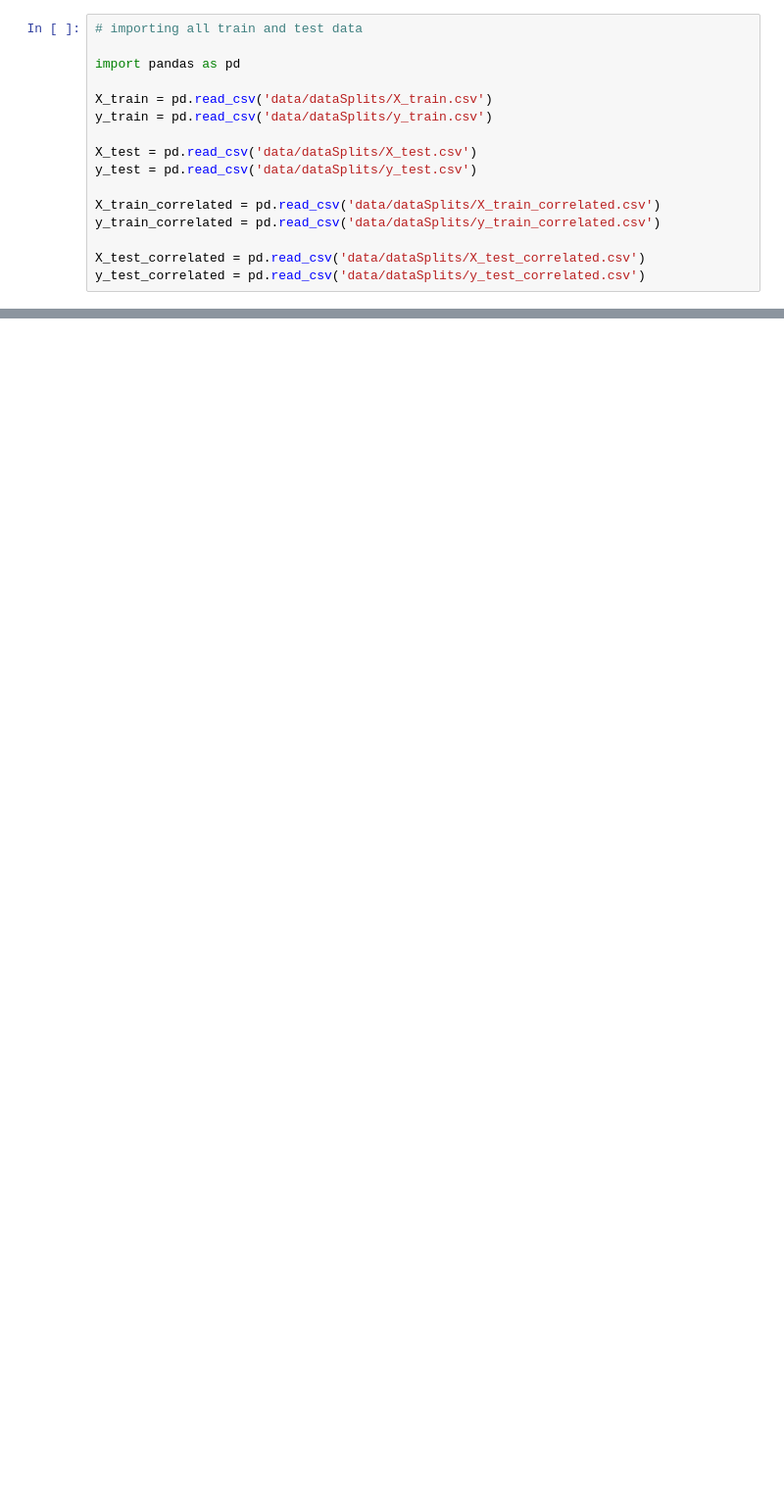
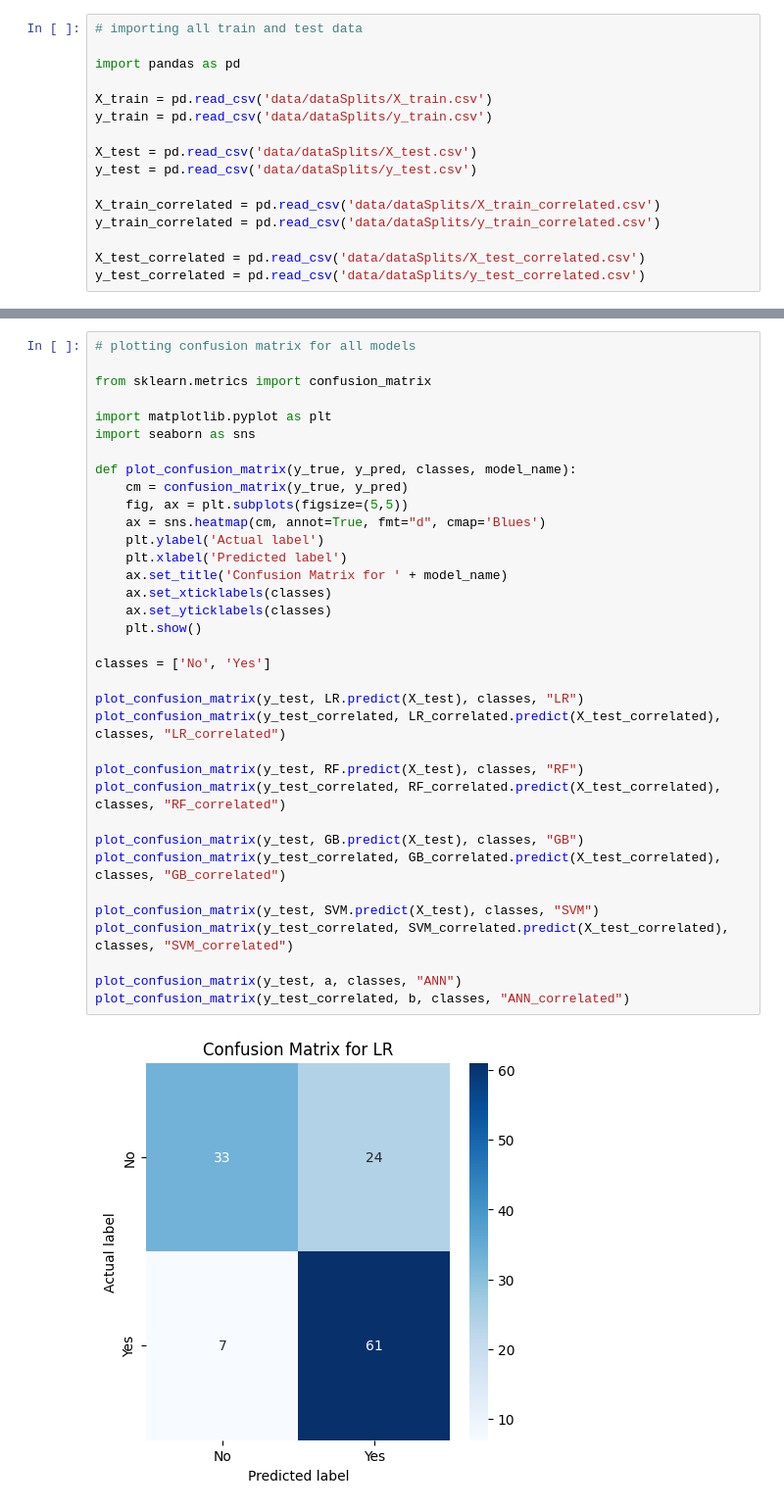
Before and after one commit to j33l/loan_eligibility_prediction, a Jupyter notebook: 3_model_evaluation.ipynb, the cells around one changed output, grey strips where cells are left out. Shown at 98% size. Saved outputs shown, nothing was run; the diff lists cells and outputs as text; blank space fills up the shorter version.

Commit message:
completed the models evaluations, DONE with the assignment

```diff
--- a/3_model_evaluation.ipynb
+++ b/3_model_evaluation.ipynb
@@ -70,0 +94,37 @@ y_test_correlated = pd.read_csv('data/dataSplits/y_test_correlated.csv')
+# %%
+# plotting confusion matrix for all models
+
+from sklearn.metrics import confusion_matrix
+
+import matplotlib.pyplot as plt
+import seaborn as sns
+
+def plot_confusion_matrix(y_true, y_pred, classes, model_name):
+    cm = confusion_matrix(y_true, y_pred)
+    fig, ax = plt.subplots(figsize=(5,5))
+    ax = sns.heatmap(cm, annot=True, fmt="d", cmap='Blues')
+    plt.ylabel('Actual label')
+    plt.xlabel('Predicted label')
+    ax.set_title('Confusion Matrix for ' + model_name)
+    ax.set_xticklabels(classes)
+    ax.set_yticklabels(classes)
+    plt.show()
+
+classes = ['No', 'Yes']
+
+plot_confusion_matrix(y_test, LR.predict(X_test), classes, "LR")
+plot_confusion_matrix(y_test_correlated, LR_correlated.predict(X_test_correlated), classes, "LR_correlated")
+
+plot_confusion_matrix(y_test, RF.predict(X_test), classes, "RF")
+plot_confusion_matrix(y_test_correlated, RF_correlated.predict(X_test_correlated), classes, "RF_correlated")
+
+plot_confusion_matrix(y_test, GB.predict(X_test), classes, "GB")
+plot_confusion_matrix(y_test_correlated, GB_correlated.predict(X_test_correlated), classes, "GB_correlated")
+
+plot_confusion_matrix(y_test, SVM.predict(X_test), classes, "SVM")
+plot_confusion_matrix(y_test_correlated, SVM_correlated.predict(X_test_correlated), classes, "SVM_correlated")
+
+plot_confusion_matrix(y_test, a, classes, "ANN")
+plot_confusion_matrix(y_test_correlated, b, classes, "ANN_correlated")
+# %% [output]
+[figure, added]
```
Also changed, not shown: parts of 7 cells of this notebook, 18 other files.
